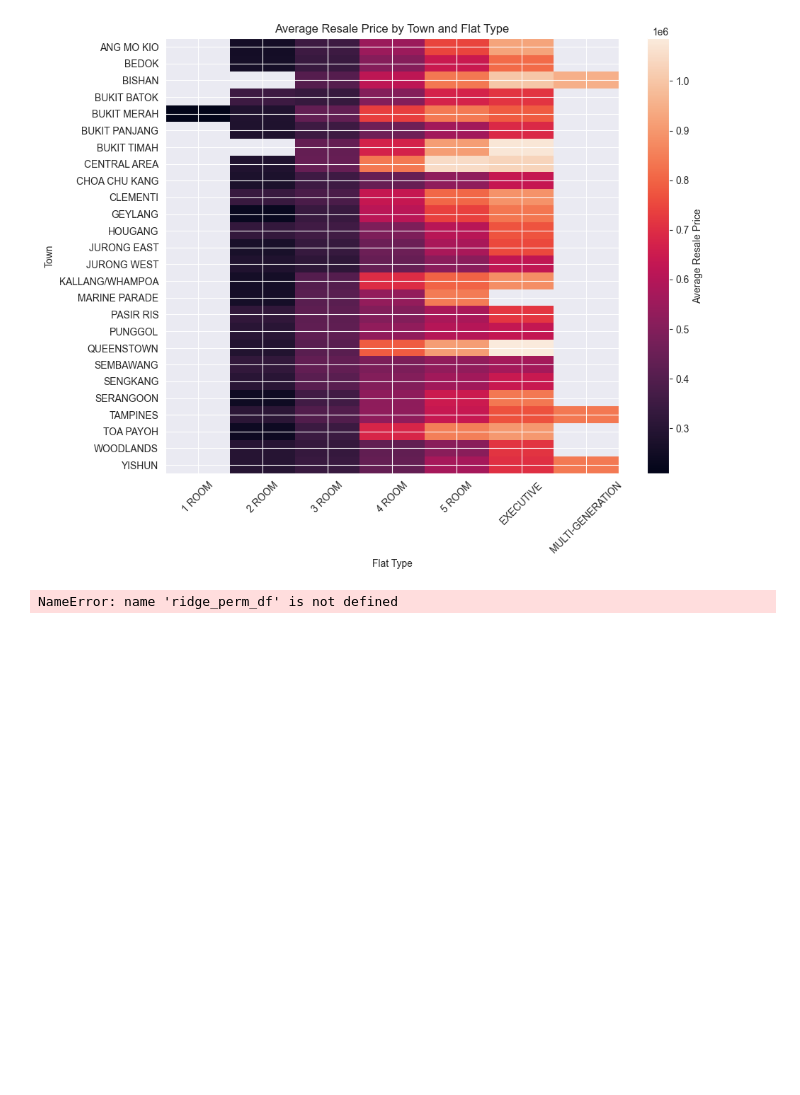
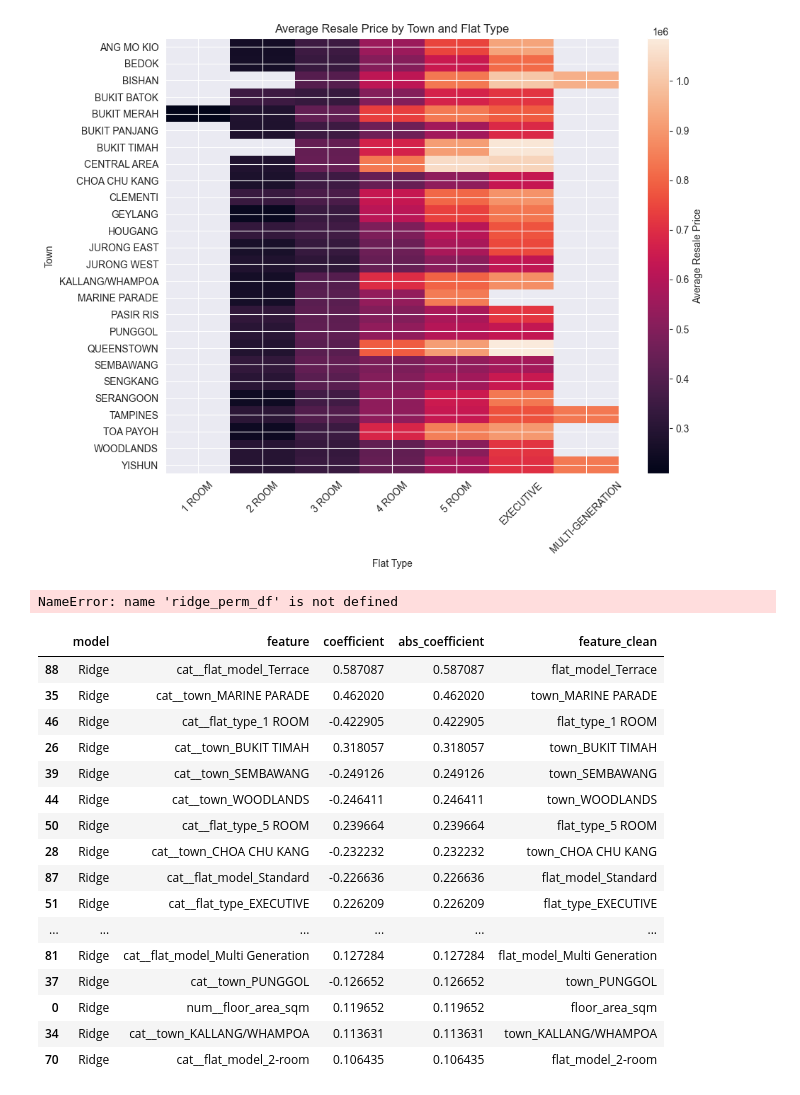
Before and after one commit to yume-24/Introductory-data-science-PBL-1-, a Jupyter notebook: PBL1_clean.ipynb, the cells around one changed output. Saved outputs shown, nothing was run; the diff lists cells and outputs as text; code cells hidden in the pictures; blank space fills up the shorter version.

```diff
--- a/histgradboostreg.ipynb
+++ b/PBL1_clean.ipynb
@@ -351,7 +411,7 @@ resale price has greatest dependency on town.
 # %%
 data_final = pd.read_csv('/Users/yume/PycharmProjects/PBL1/data/hdb_resale_prices_with_all_data.csv')
 # %%
-def storey_midpoint(storey):
+'''def storey_midpoint(storey):
     low, high = storey.split(' TO ')
     return (int(low) + int(high)) / 2
 
@@ -371,5 +431,5 @@ categorical_features = [
     'flat_type',
     'storey_range',
     'flat_model'
-]
+]'''
 # %%
@@ -607,12 +727,12 @@ preprocessor = ColumnTransformer(
     ]
 )
 
-model = Pipeline(steps=[
+ridge_modelmodel = Pipeline(steps=[
     ("preprocessor", preprocessor),
     ("regressor", RidgeCV(alphas=[0.1, 1.0, 10.0, 100.0]))
 ])
 
-model.fit(X_train, y_train)
+ridge_modelmodel.fit(X_train, y_train)
 # %% [output]
 Pipeline(steps=[('preprocessor',
                  ColumnTransformer(transformers=[('num',
@@ -632,10 +752,10 @@ Pipeline(steps=[('preprocessor',
                                                    'flat_model'])])),
                 ('regressor', RidgeCV(alphas=[0.1, 1.0, 10.0, 100.0]))])
 # %%
-model.fit(X_train, y_train)
+ridge_modelmodel.fit(X_train, y_train)
 
 perm_result = permutation_importance(
-    model,
+    ridge_modelmodel,
     X_test,
     y_test,
     n_repeats=10,
@@ -1066,3 +1206,51 @@ top_features = (
 compare_top = compare_perm[compare_perm["feature"].isin(top_features)]
 # %% [output]
 NameError: name 'ridge_perm_df' is not defined
+# %%
+import pandas as pd
+import numpy as np
+
+def get_coefficient_table(pipeline, model_name):
+    preprocessor = pipeline.named_steps["preprocessor"]
+    regressor = pipeline.named_steps["regressor"]
+
+    feature_names = preprocessor.get_feature_names_out()
+    coefficients = regressor.coef_
+
+    coef_table = pd.DataFrame({
+        "model": model_name,
+        "feature": feature_names,
+        "coefficient": coefficients,
+        "abs_coefficient": np.abs(coefficients)
+    })
+
+    coef_table["feature_clean"] = (
+        coef_table["feature"]
+        .str.replace("num__", "", regex=False)
+        .str.replace("cat__", "", regex=False)
+    )
+
+    coef_table = coef_table.sort_values("abs_coefficient", ascending=False)
+
+    return coef_table
+# %%
+ridge_coef_table = get_coefficient_table(ridge_modelmodel, "Ridge")
+ridge_coef_table.head(30)
+# %% [output]
+|  | model | feature | coefficient | abs_coefficient | feature_clean |
+| 88 | Ridge | cat__flat_model_Terrace | 0.587087 | 0.587087 | flat_model_Terrace |
+| 35 | Ridge | cat__town_MARINE PARADE | 0.462020 | 0.462020 | town_MARINE PARADE |
+| 46 | Ridge | cat__flat_type_1 ROOM | -0.422905 | 0.422905 | flat_type_1 ROOM |
+| 26 | Ridge | cat__town_BUKIT TIMAH | 0.318057 | 0.318057 | town_BUKIT TIMAH |
+| 39 | Ridge | cat__town_SEMBAWANG | -0.249126 | 0.249126 | town_SEMBAWANG |
+| 44 | Ridge | cat__town_WOODLANDS | -0.246411 | 0.246411 | town_WOODLANDS |
+| 50 | Ridge | cat__flat_type_5 ROOM | 0.239664 | 0.239664 | flat_type_5 ROOM |
+| 28 | Ridge | cat__town_CHOA CHU KANG | -0.232232 | 0.232232 | town_CHOA CHU KANG |
+| 87 | Ridge | cat__flat_model_Standard | -0.226636 | 0.226636 | flat_model_Standard |
+| 51 | Ridge | cat__flat_type_EXECUTIVE | 0.226209 | 0.226209 | flat_type_EXECUTIVE |
+| ... | ... | ... | ... | ... | ... |
+| 81 | Ridge | cat__flat_model_Multi Generation | 0.127284 | 0.127284 | flat_model_Multi Generation |
+| 37 | Ridge | cat__town_PUNGGOL | -0.126652 | 0.126652 | town_PUNGGOL |
+| 0 | Ridge | num__floor_area_sqm | 0.119652 | 0.119652 | floor_area_sqm |
+| 34 | Ridge | cat__town_KALLANG/WHAMPOA | 0.113631 | 0.113631 | town_KALLANG/WHAMPOA |
+| 70 | Ridge | cat__flat_model_2-room | 0.106435 | 0.106435 | flat_model_2-room |
```
Also changed, not shown: parts of 37 cells of this notebook.
